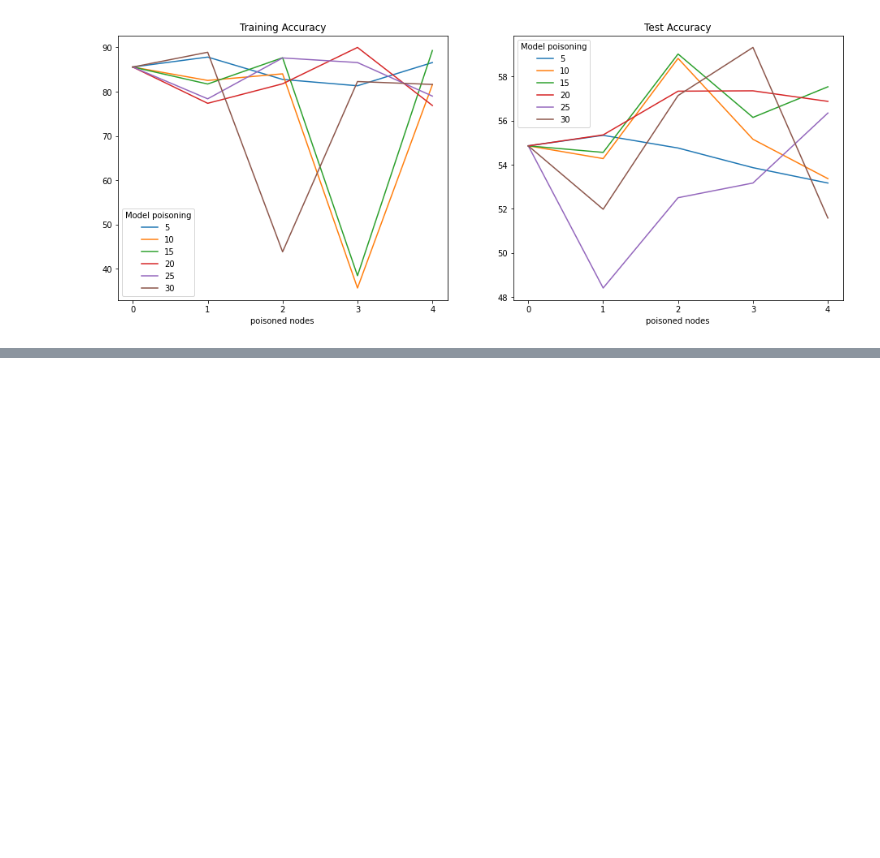
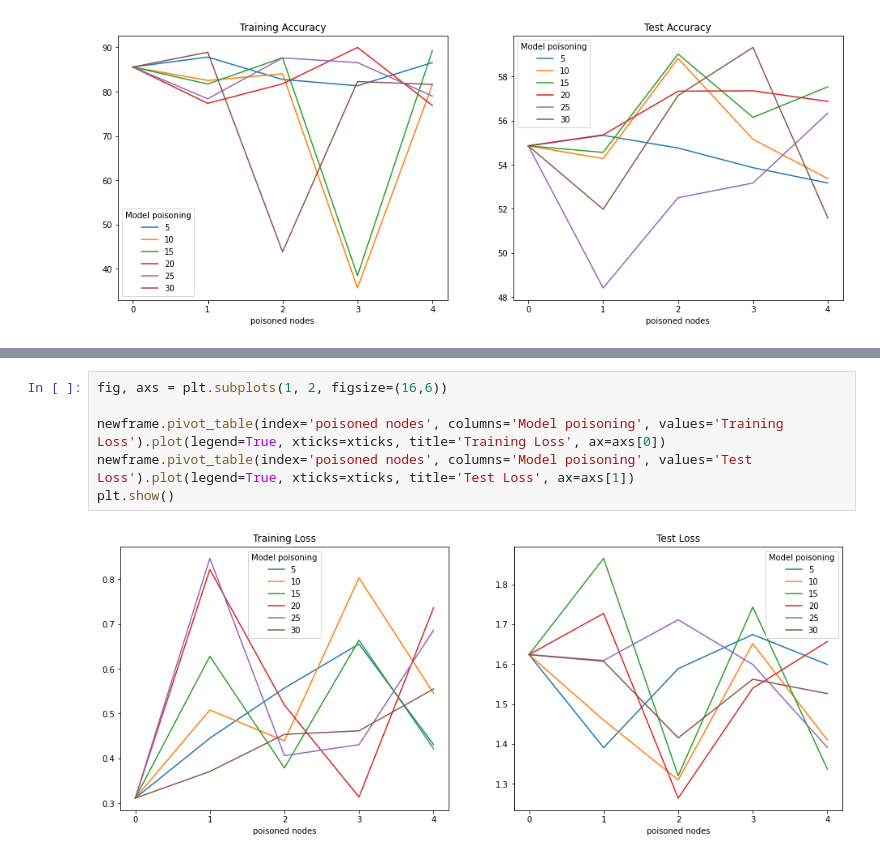
Before and after one commit to a3darekar/federated-TrashNet-data-poisoning, a Jupyter notebook: notebooks/experiment_findings/Occlusion_results.ipynb, the cells around one changed output, grey strips where cells are left out. Drawn from its saved outputs; the diff is of its cells as text; blank space fills up the shorter version.

```diff
--- a/notebooks/experiment_findings/Occlusion_results.ipynb
+++ b/notebooks/experiment_findings/Occlusion_results.ipynb
@@ -76,0 +80,8 @@ plt.show()
+# %%
+fig, axs = plt.subplots(1, 2, figsize=(16,6))
+
+newframe.pivot_table(index='poisoned nodes', columns='Model poisoning', values='Training Loss').plot(legend=True, xticks=xticks, title='Training Loss', ax=axs[0])
+newframe.pivot_table(index='poisoned nodes', columns='Model poisoning', values='Test Loss').plot(legend=True, xticks=xticks, title='Test Loss', ax=axs[1])
+plt.show()
+# %% [output]
+[figure, added]
```
Also changed, not shown: parts of 4 cells of this notebook, 1 other file.
